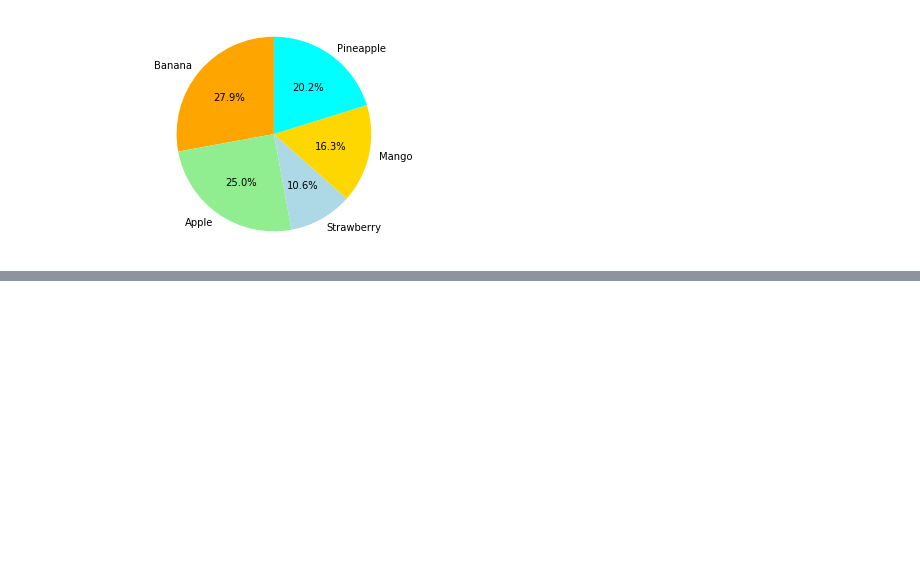
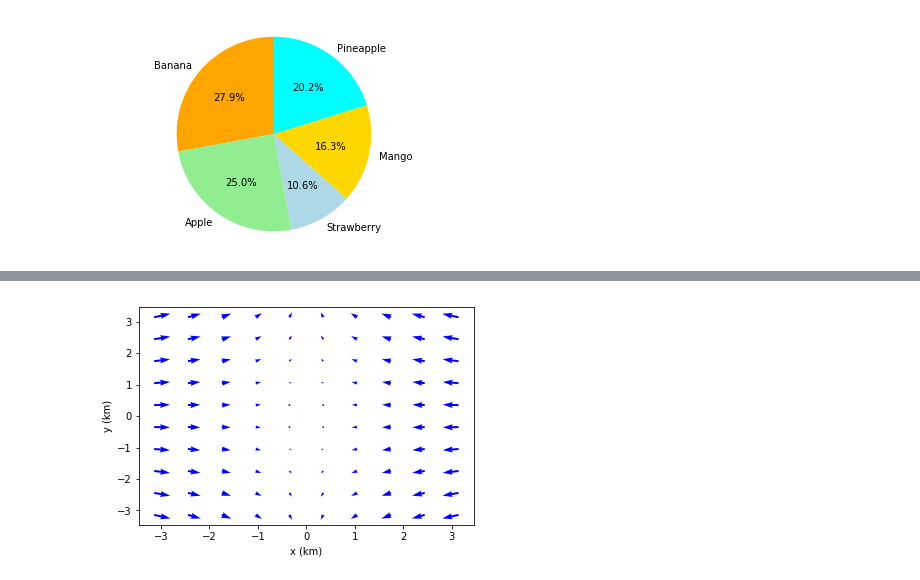
Before and after one commit to cyrsis/TensorflowPY36CPU, a Jupyter notebook: _14_Plot/Matplot.ipynb, the cells around one changed output, grey strips where cells are left out. Saved outputs shown, nothing was run; the diff lists cells and outputs as text; code cells hidden in the pictures; blank space fills up the shorter version.

```diff
--- a/_14_Plot/Matplot.ipynb
+++ b/_14_Plot/Matplot.ipynb
@@ -173,0 +212,13 @@ plt.show()
+# %%
+x = np.linspace(np.pi,-(np.pi),10)
+y = np.linspace(np.pi,-(np.pi),10)
+(X,Y) = np.meshgrid(x,y)
+u = -15*X
+v = 5*Y
+q = plt.quiver(X,Y,u,v,angles='xy',scale=1000,color='b')
+#p = plt.quiverkey(q,1,16.5,50,"50 m/s",coordinates='data',color='r')
+xl = plt.xlabel("x (km)")
+yl = plt.ylabel("y (km)")
+plt.show()
+# %% [output]
+[figure, added]
```
Also changed, not shown: parts of 15 cells of this notebook, 5 other files.
